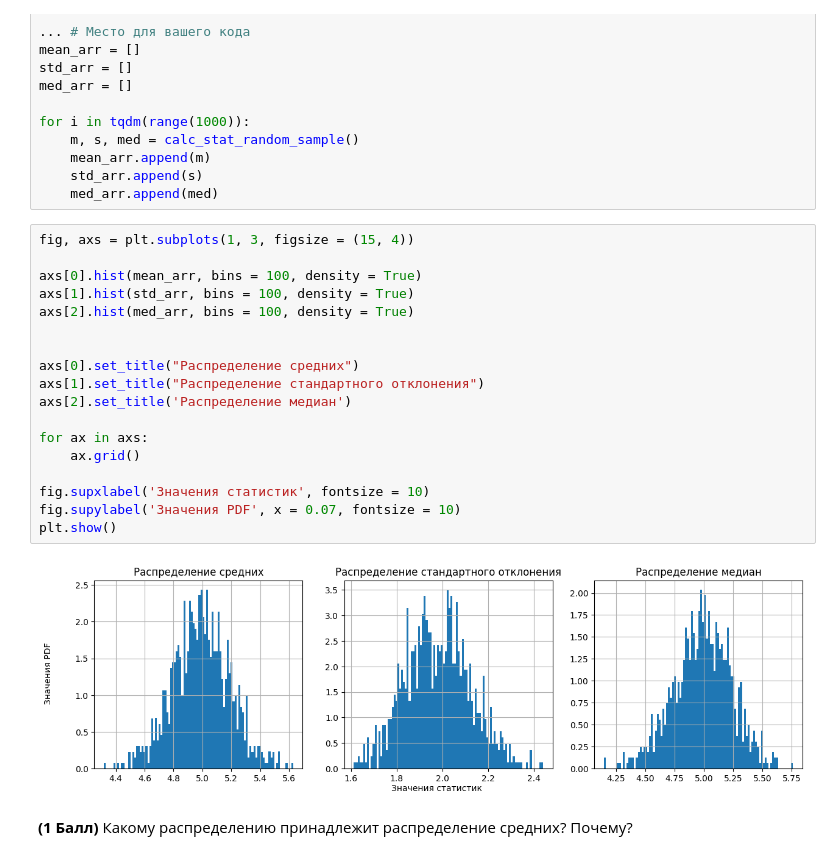
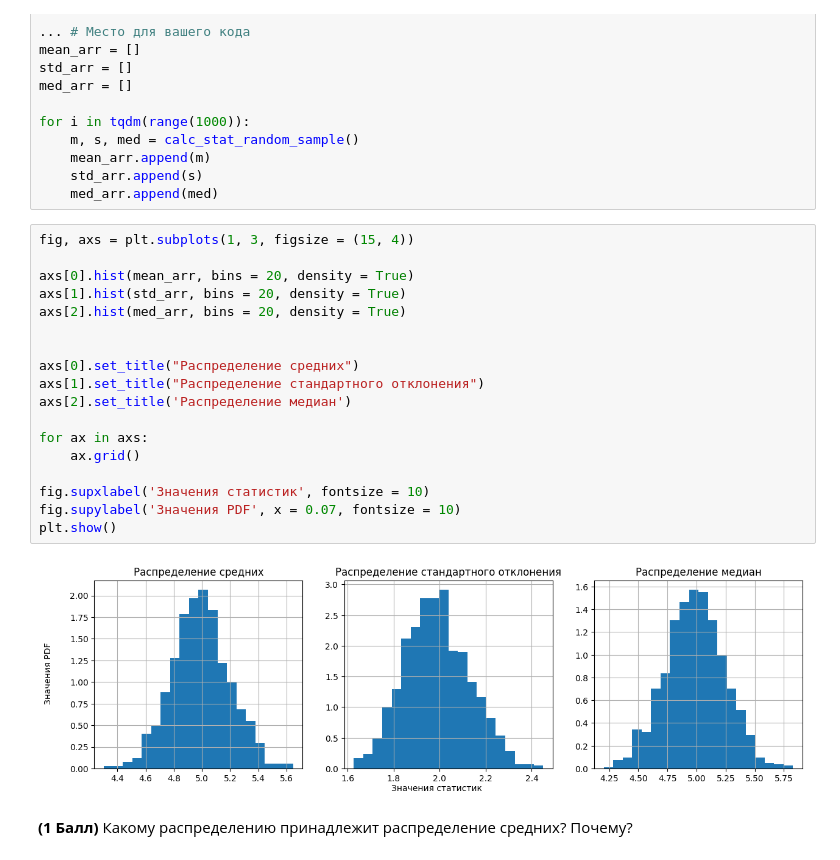
Before and after one commit to OVvvERLORD/tbank_risk_intensive, a Jupyter notebook: tbank_risk_hw1_bartia.ipynb, the cells around one changed output. Saved outputs shown, nothing was run; the diff lists cells and outputs as text.

```diff
--- a/tbank_risk_hw1_bartia.ipynb
+++ b/tbank_risk_hw1_bartia.ipynb
@@ -32,23 +32,23 @@ for i in tqdm(range(1000)):
 # %%
 fig, axs = plt.subplots(1, 3, figsize = (15, 4))
 
-axs[0].hist(mean_arr, bins = 100, density = True)
-axs[1].hist(std_arr, bins = 100, density = True)
-axs[2].hist(med_arr, bins = 100, density = True)
+axs[0].hist(mean_arr, bins = 20, density = True)
+axs[1].hist(std_arr, bins = 20, density = True)
+axs[2].hist(med_arr, bins = 20, density = True)
 
 
 axs[0].set_title("Распределение средних")
 axs[1].set_title("Распределение стандартного отклонения")
 axs[2].set_title('Распределение медиан')
 
 for ax in axs:
     ax.grid()
 
 fig.supxlabel('Значения статистик', fontsize = 10)
 fig.supylabel('Значения PDF', x = 0.07, fontsize = 10)
 plt.show()
 # %% [output]
-[figure, old version]
+[figure, new version]
 # %% [markdown]
 **(1 Балл)** Какому распределению принадлежит распределение средних? Почему?
 # %% [markdown]
```
Also changed, not shown: parts of 6 cells of this notebook.
